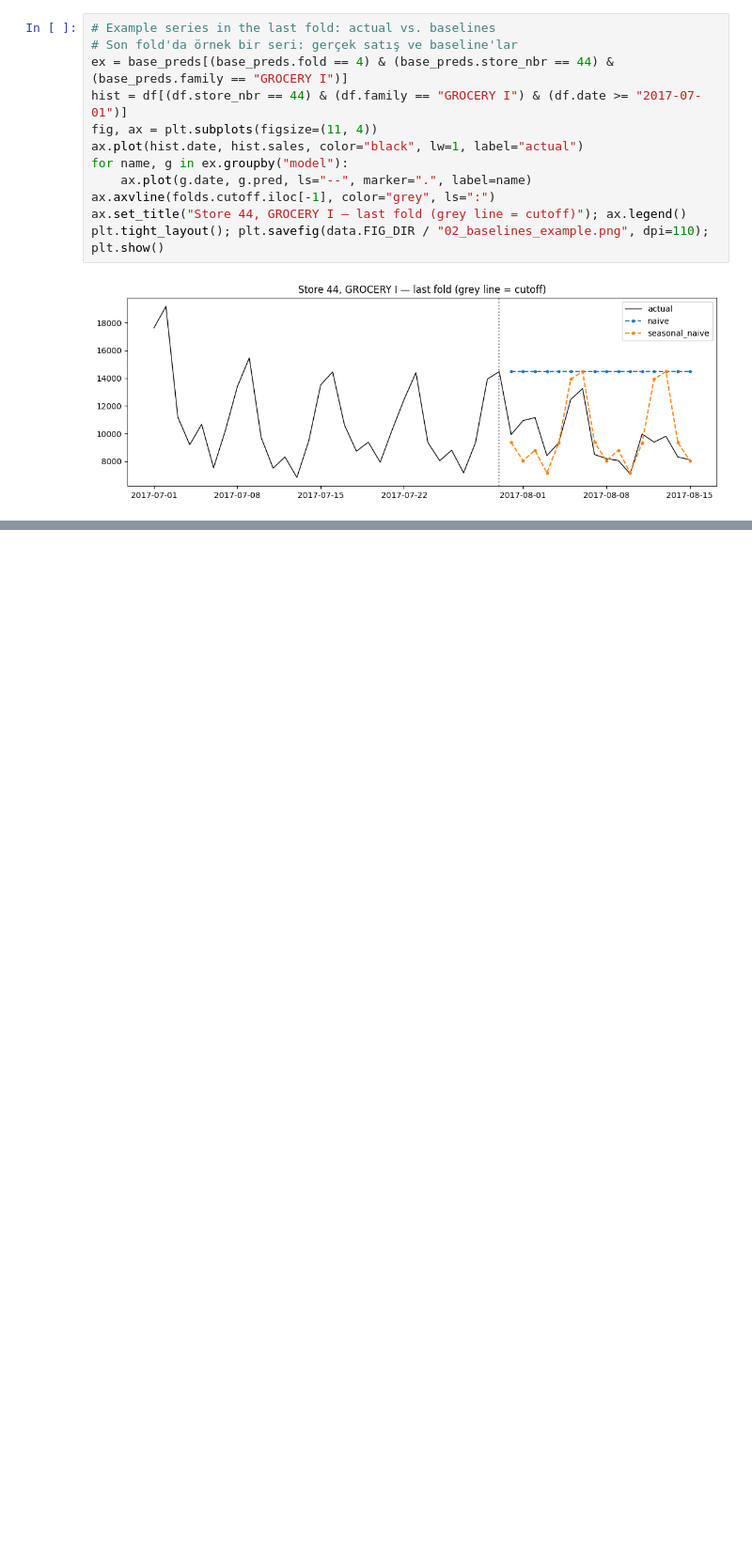
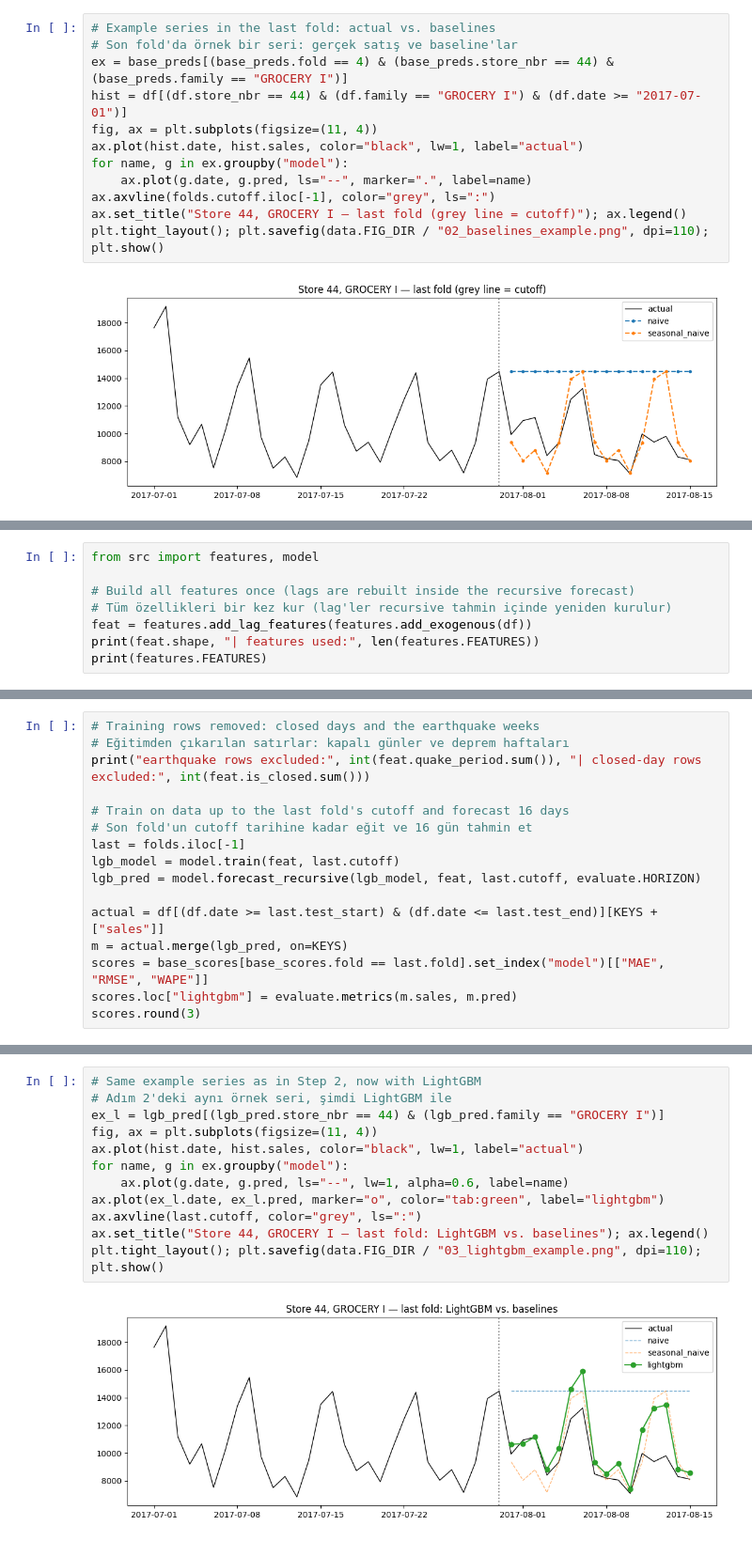
Before and after one commit to Mervecaliskann/retail-demand-forecasting, a Jupyter notebook: notebooks/forecasting.ipynb, the cells around one changed output, grey strips where cells are left out. Shown at 94% size. Cells and saved outputs as stored; diff of their text form; blank space fills up the shorter version.

```diff
--- a/notebooks/forecasting.ipynb
+++ b/notebooks/forecasting.ipynb
@@ -172,0 +192,8 @@ plt.tight_layout(); plt.savefig(data.FIG_DIR / "02_baselines_example.png", dpi=1
+# %%
+from src import features, model
+
+# Build all features once (lags are rebuilt inside the recursive forecast)
+# Tüm özellikleri bir kez kur (lag'ler recursive tahmin içinde yeniden kurulur)
+feat = features.add_lag_features(features.add_exogenous(df))
+print(feat.shape, "| features used:", len(features.FEATURES))
+print(features.FEATURES)
@@ -172,0 +217,16 @@ plt.tight_layout(); plt.savefig(data.FIG_DIR / "02_baselines_example.png", dpi=1
+# %%
+# Training rows removed: closed days and the earthquake weeks
+# Eğitimden çıkarılan satırlar: kapalı günler ve deprem haftaları
+print("earthquake rows excluded:", int(feat.quake_period.sum()), "| closed-day rows excluded:", int(feat.is_closed.sum()))
+
+# Train on data up to the last fold's cutoff and forecast 16 days
+# Son fold'un cutoff tarihine kadar eğit ve 16 gün tahmin et
+last = folds.iloc[-1]
+lgb_model = model.train(feat, last.cutoff)
+lgb_pred = model.forecast_recursive(lgb_model, feat, last.cutoff, evaluate.HORIZON)
+
+actual = df[(df.date >= last.test_start) & (df.date <= last.test_end)][KEYS + ["sales"]]
+m = actual.merge(lgb_pred, on=KEYS)
+scores = base_scores[base_scores.fold == last.fold].set_index("model")[["MAE", "RMSE", "WAPE"]]
+scores.loc["lightgbm"] = evaluate.metrics(m.sales, m.pred)
+scores.round(3)
@@ -172,0 +240,14 @@ plt.tight_layout(); plt.savefig(data.FIG_DIR / "02_baselines_example.png", dpi=1
+# %%
+# Same example series as in Step 2, now with LightGBM
+# Adım 2'deki aynı örnek seri, şimdi LightGBM ile
+ex_l = lgb_pred[(lgb_pred.store_nbr == 44) & (lgb_pred.family == "GROCERY I")]
+fig, ax = plt.subplots(figsize=(11, 4))
+ax.plot(hist.date, hist.sales, color="black", lw=1, label="actual")
+for name, g in ex.groupby("model"):
+    ax.plot(g.date, g.pred, ls="--", lw=1, alpha=0.6, label=name)
+ax.plot(ex_l.date, ex_l.pred, marker="o", color="tab:green", label="lightgbm")
+ax.axvline(last.cutoff, color="grey", ls=":")
+ax.set_title("Store 44, GROCERY I — last fold: LightGBM vs. baselines"); ax.legend()
+plt.tight_layout(); plt.savefig(data.FIG_DIR / "03_lightgbm_example.png", dpi=110); plt.show()
+# %% [output]
+[figure, added]
```
Also changed, not shown: parts of 4 cells of this notebook, 3 other files.
